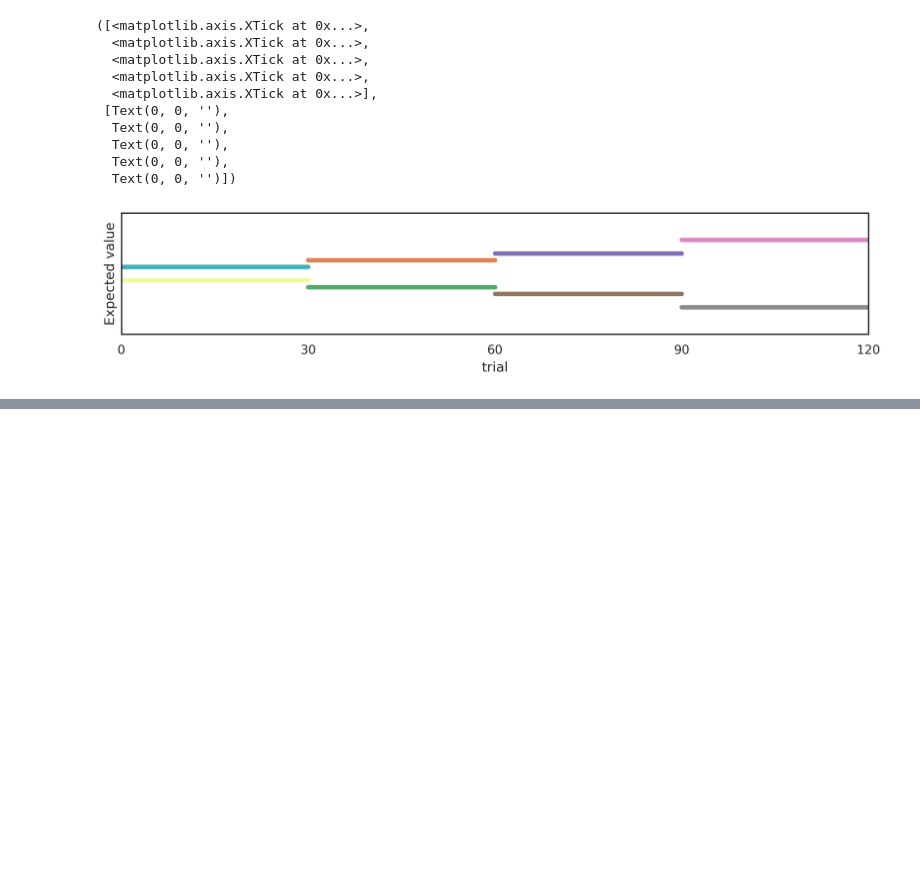
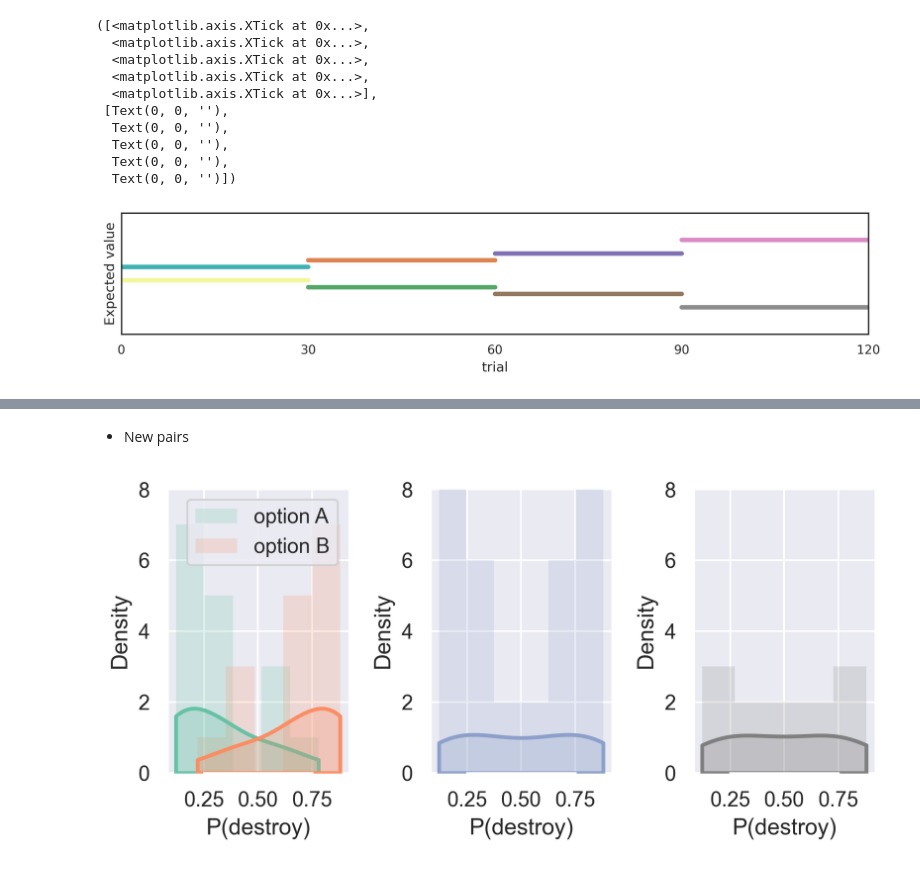
Before and after one commit to bsgarcia/SpaceRLUnity, a Jupyter notebook: Assets/Scripts/analysis/analysis.ipynb, the cells around one changed output, grey strips where cells are left out. Saved outputs shown, nothing was run; the diff lists cells and outputs as text; code cells hidden in the pictures; blank space fills up the shorter version.

```diff
--- a/Assets/Scripts/analysis/analysis.ipynb
+++ b/Assets/Scripts/analysis/analysis.ipynb
@@ -207,0 +382,61 @@ plt.xticks([0, 30, 60, 90, 120])
+# %% [markdown]
+* New pairs
+# %%
+import numpy as np
+import matplotlib.pyplot as plt
+import seaborn as sns
+
+
+sns.set(rc={'figure.figsize':(6,3), 'figure.dpi': 300})
+sns.set_palette('Set2')
+
+x = [
+    [0.12, 0.88],
+    [0.12, 0.71],
+    [0.12, 0.45],
+    [0.12, 0.22],
+    [0.16, 0.84],
+    [0.16, 0.63],
+    [0.22, 0.37],
+    [0.29, 0.88],
+    [0.29, 0.71],
+    [0.37, 0.84],
+    [0.37, 0.63],
+    [0.37, 0.45],
+    [0.55, 0.88],
+    [0.55, 0.63],
+    [0.63, 0.78],
+    [0.78, 0.88]
+]
+
+x = np.array(x)
+
+# plot hist of x
+
+plt.subplot(1, 3, 1)
+sns.histplot(x[:,0],label='option A', color='C0', edgecolor='none', alpha=.2)
+sns.histplot(x[:,1], label='option B', color='C1', edgecolor='none', alpha=.2)
+sns.kdeplot(x[:,0], color='C0', lw=2, fill=True, alpha=0.25, cut=0)
+sns.kdeplot(x[:,1], color='C1', lw=2, fill=True, alpha=0.25, cut=0)
+plt.ylabel('Density')
+plt.ylim(0, 8)
+plt.legend()
+sns.despine(trim=True)
+plt.xlabel('P(destroy)')
+
+plt.subplot(1, 3, 3)
+sns.kdeplot(np.unique(x.flatten()), color='grey', lw=2, fill=True, alpha=0.25, cut=0)
+sns.histplot(np.unique(x.flatten()), label='original dist', color='grey', edgecolor='none', alpha=.20)
+plt.ylim(0, 8)
+sns.despine(trim=True)
+plt.xlabel('P(destroy)')
+
+plt.subplot(1, 3, 2)
+sns.kdeplot(x.flatten(), color='C2', lw=2, fill=True, alpha=0.25, cut=0)
+sns.histplot(x.flatten(), label='pooled', color='C2', edgecolor='none', alpha=.20)
+sns.despine(trim=True)
+plt.ylim(0, 8)
+plt.xlabel('P(destroy)')
+plt.tight_layout()
+# %% [output]
+[figure, added]
```
Also changed, not shown: parts of 9 cells of this notebook, 14 other files.
